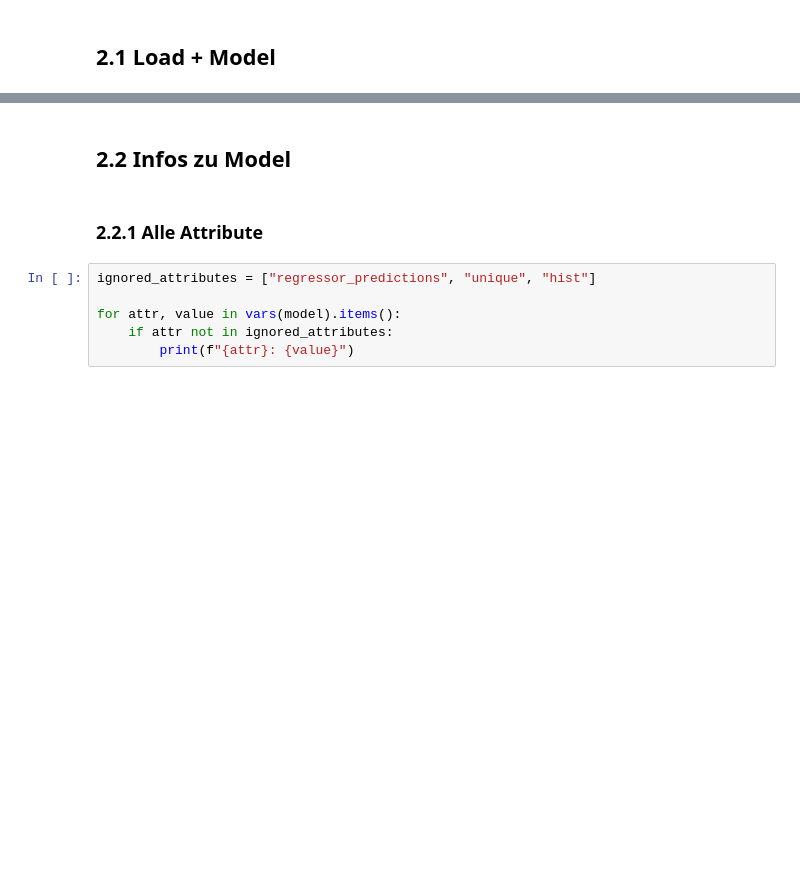
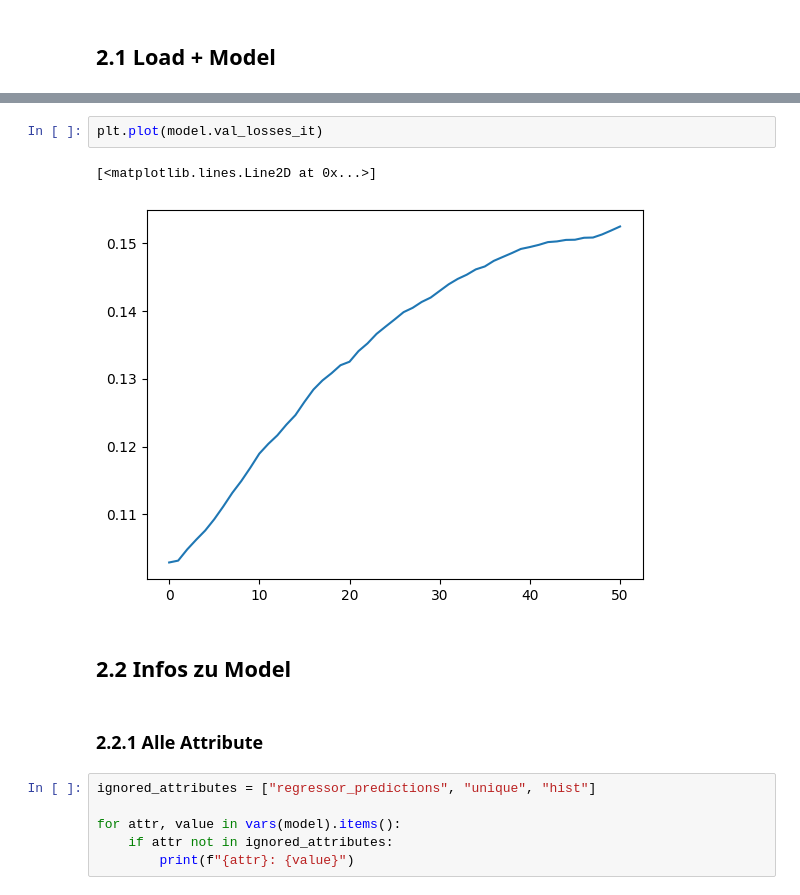
Before and after one commit to MaximilianVeitl/igann-it, a Jupyter notebook: igann_development.ipynb, the cells around one changed output, grey strips where cells are left out. Drawn from its saved outputs; the diff is of its cells as text; blank space fills up the shorter version.

```diff
--- a/igann_development.ipynb
+++ b/igann_development.ipynb
@@ -64,3 +101,8 @@ model.fit(X, y)
+# %%
+plt.plot(model.val_losses_it)
+# %% [output]
+[<matplotlib.lines.Line2D at 0x...>]
+[figure, added]
 # %% [markdown]
 ## 2.2 Infos zu Model
 # %% [markdown]
```
Also changed, not shown: parts of 7 cells of this notebook.
